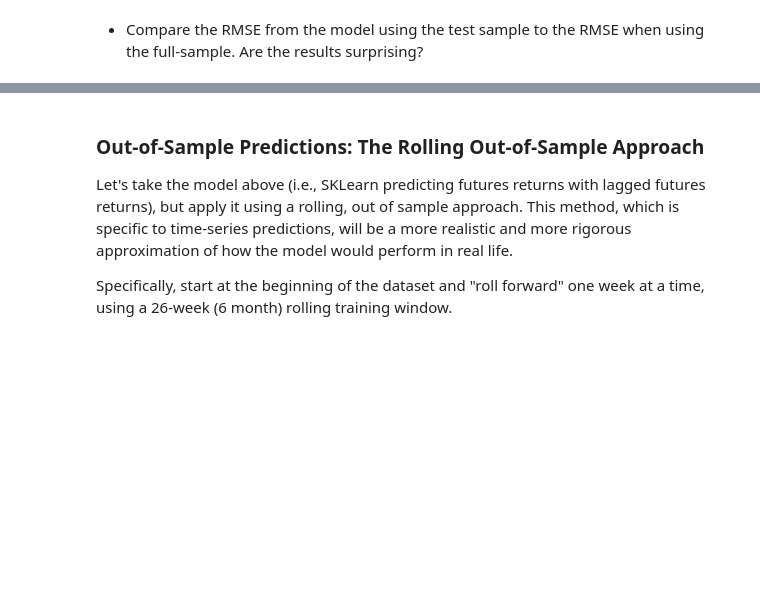
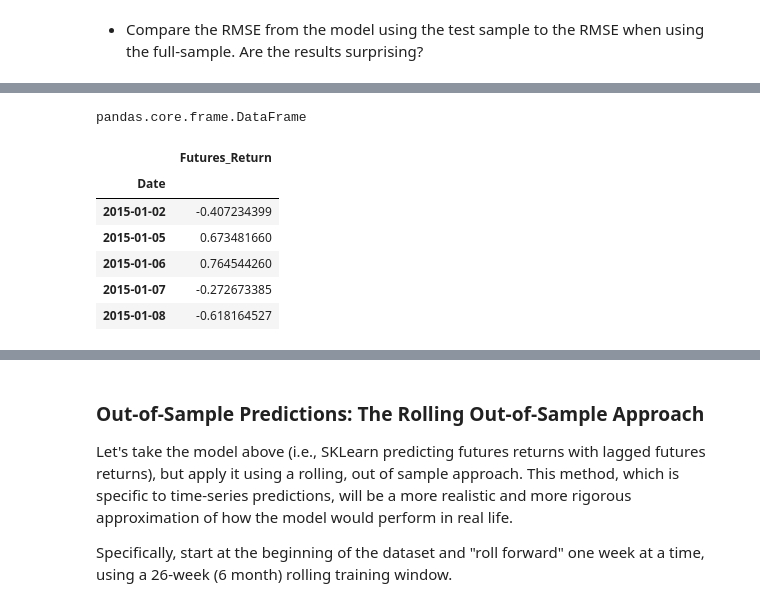
Before and after one commit to stragitech/Yen_Futures, a Jupyter notebook: time_series_analysis.ipynb, the cells around one changed output, grey strips where cells are left out. Drawn from its saved outputs; the diff is of its cells as text; code cells hidden in the pictures; blank space fills up the shorter version.

```diff
--- a/time_series_analysis.ipynb
+++ b/time_series_analysis.ipynb
@@ -664,0 +682,17 @@ Out-of-Sample Root Mean Squared Error (RMSE): 9137.707758670473
+# %%
+# Add a column of "in-sample" predictions to that dataframe:
+#in_sample_results["in-sample_predictions"] =model.predict(X_train)
+y_train=y_train.to_frame()
+type(y_train)
+# %% [output]
+pandas.core.frame.DataFrame
+# %%
+y_train.head()
+# %% [output]
+|  | Futures_Return |
+| Date |  |
+| 2015-01-02 | -0.407234399 |
+| 2015-01-05 | 0.673481660 |
+| 2015-01-06 | 0.764544260 |
+| 2015-01-07 | -0.272673385 |
+| 2015-01-08 | -0.618164527 |
```
Also changed, not shown: parts of 23 cells of this notebook.
